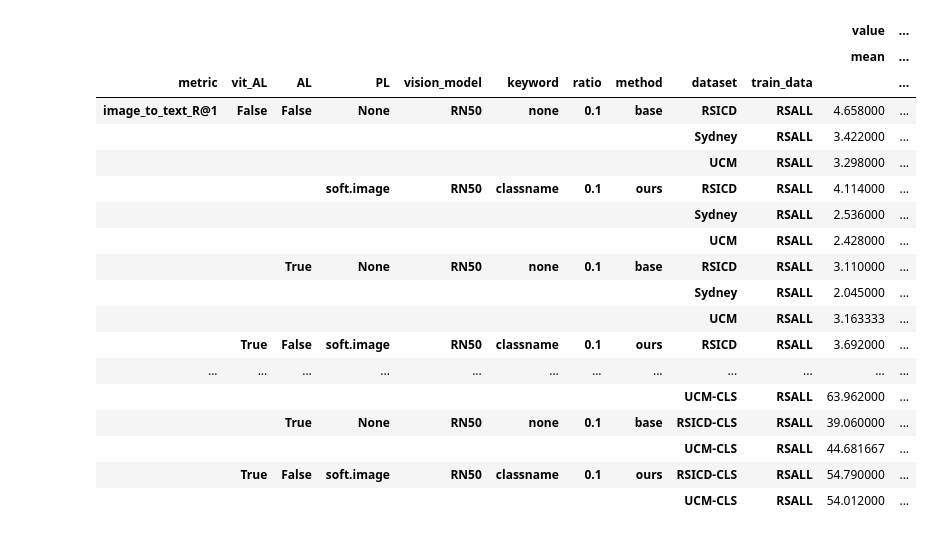
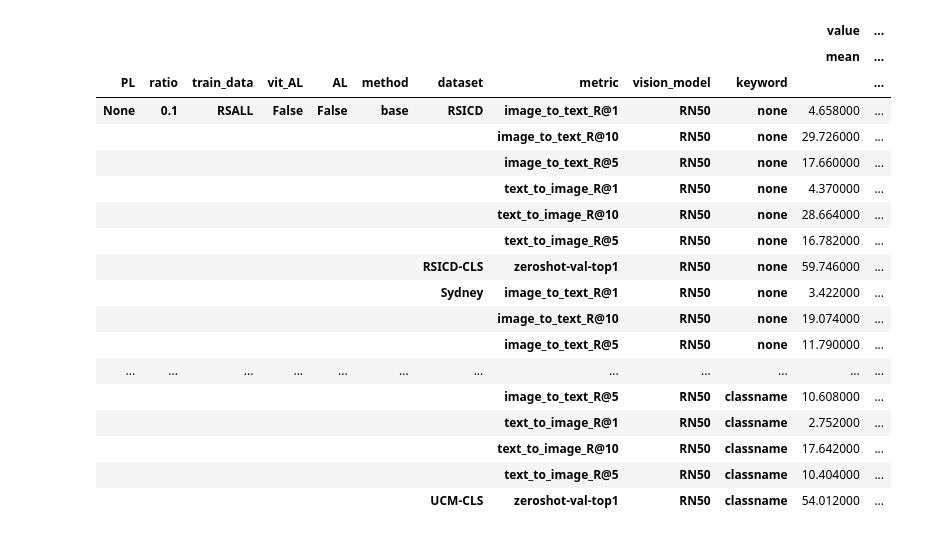
Before and after one commit to nataliehh/thesis2023-2024, a Jupyter notebook: results_analysis.ipynb, the cells around one changed output. Saved outputs shown, nothing was run; the diff lists cells and outputs as text; code cells hidden in the pictures.

Commit message:
Ran more experiments, improved filtering of results

```diff
--- a/results_analysis.ipynb
+++ b/results_analysis.ipynb
@@ -34,52 +34,52 @@ def remove_underscore(val): # Remove underscore, and keep the part after the und
 def map2d(func, grid): # Mapping for 2d arrays, from: https://stackoverflow.com/questions/70742445/elegant-map-over-2d-list
     return [[func(value) for value in row] for row in grid]
 
-df_2 = pd.DataFrame(results, columns = ['model', 'dataset', 'metric', 'value'])
-df_2['value'] = pd.to_numeric(df_2['value'])
-df_2['model'] = df_2['model'].map(lambda x: '-'.join(x.split('-')[2:]))
-model_names_list = df_2['model'].str.split('-').tolist()
+df = pd.DataFrame(results, columns = ['model', 'dataset', 'metric', 'value'])
+df['value'] = pd.to_numeric(df['value'])
+df['model'] = df['model'].map(lambda x: '-'.join(x.split('-')[2:]))
+model_names_list = df['model'].str.split('-').tolist()
 # Remove all underscores from our 2d list
 model_names_list = map2d(remove_underscore, model_names_list)
 model_names = np.array(model_names_list)
 
 # Splitting model name into more columns
-df_2['train_data'] = np.char.add(model_names[:, 0], model_names[:, 1])
-df_2['ratio'] = model_names[:, 2]
-df_2['vision_model'] = model_names[:, 3]
-df_2['method'] = model_names[:, 4]
-df_2['keyword'] = model_names[:, 5]
-df_2['AL'] = model_names[:, 6]
-df_2['PL'] = model_names[:, 7]
-df_2['vit_AL'] = model_names[:, 8]
-df_2.drop('model', axis = 1, inplace = True)
+df['train_data'] = np.char.add(model_names[:, 0], model_names[:, 1])
+df['ratio'] = model_names[:, 2]
+df['vision_model'] = model_names[:, 3]
+df['method'] = model_names[:, 4]
+df['keyword'] = model_names[:, 5]
+df['AL'] = model_names[:, 6]
+df['PL'] = model_names[:, 7]
+df['vit_AL'] = model_names[:, 8]
+df.drop('model', axis = 1, inplace = True)
 
-cols = df_2.columns.tolist()
+cols = sorted(df.columns.tolist())
 # The ratio have the format: 'ratio_xxx' where xxx is some float.
 # We only want that float value, and need to convert it from string to float.
-df_2['ratio'] = pd.to_numeric(df_2['ratio'])
+df['ratio'] = pd.to_numeric(df['ratio'])
 
 # Group by all columns except the performance values, then compute mean, std and number of model runs for the performance
-df_2 = df_2.groupby(list(set(cols)-set(['value']))).agg({'value':['mean', 'std', 'count']})
+df = df.groupby(list(set(cols)-set(['value']))).agg({'value':['mean', 'std', 'count']})
 # %%
 with pd.option_context('display.max_rows', None, 'display.max_columns', None):  # more options can be specified also
-    display(df_2)
+    display(df)
 # %% [output]
 |  |  |  |  |  |  |  |  |  |  | value | ... |
 |  |  |  |  |  |  |  |  |  |  | mean | ... |
-| metric | vit_AL | AL | PL | vision_model | keyword | ratio | method | dataset | train_data |  | ... |
-| image_to_text_R@1 | False | False | None | RN50 | none | 0.1 | base | RSICD | RSALL | 4.658000 | ... |
-|  |  |  |  |  |  |  |  | Sydney | RSALL | 3.422000 | ... |
-|  |  |  |  |  |  |  |  | UCM | RSALL | 3.298000 | ... |
-|  |  |  | soft.image | RN50 | classname | 0.1 | ours | RSICD | RSALL | 4.114000 | ... |
-|  |  |  |  |  |  |  |  | Sydney | RSALL | 2.536000 | ... |
-|  |  |  |  |  |  |  |  | UCM | RSALL | 2.428000 | ... |
-|  |  | True | None | RN50 | none | 0.1 | base | RSICD | RSALL | 3.110000 | ... |
-|  |  |  |  |  |  |  |  | Sydney | RSALL | 2.045000 | ... |
-|  |  |  |  |  |  |  |  | UCM | RSALL | 3.163333 | ... |
-|  | True | False | soft.image | RN50 | classname | 0.1 | ours | RSICD | RSALL | 3.692000 | ... |
+| PL | ratio | train_data | vit_AL | AL | method | dataset | metric | vision_model | keyword |  | ... |
+| None | 0.1 | RSALL | False | False | base | RSICD | image_to_text_R@1 | RN50 | none | 4.658000 | ... |
+|  |  |  |  |  |  |  | image_to_text_R@10 | RN50 | none | 29.726000 | ... |
+|  |  |  |  |  |  |  | image_to_text_R@5 | RN50 | none | 17.660000 | ... |
+|  |  |  |  |  |  |  | text_to_image_R@1 | RN50 | none | 4.370000 | ... |
+|  |  |  |  |  |  |  | text_to_image_R@10 | RN50 | none | 28.664000 | ... |
+|  |  |  |  |  |  |  | text_to_image_R@5 | RN50 | none | 16.782000 | ... |
+|  |  |  |  |  |  | RSICD-CLS | zeroshot-val-top1 | RN50 | none | 59.746000 | ... |
+|  |  |  |  |  |  | Sydney | image_to_text_R@1 | RN50 | none | 3.422000 | ... |
+|  |  |  |  |  |  |  | image_to_text_R@10 | RN50 | none | 19.074000 | ... |
+|  |  |  |  |  |  |  | image_to_text_R@5 | RN50 | none | 11.790000 | ... |
 | ... | ... | ... | ... | ... | ... | ... | ... | ... | ... | ... | ... |
-|  |  |  |  |  |  |  |  | UCM-CLS | RSALL | 63.962000 | ... |
-|  |  | True | None | RN50 | none | 0.1 | base | RSICD-CLS | RSALL | 39.060000 | ... |
-|  |  |  |  |  |  |  |  | UCM-CLS | RSALL | 44.681667 | ... |
-|  | True | False | soft.image | RN50 | classname | 0.1 | ours | RSICD-CLS | RSALL | 54.790000 | ... |
-|  |  |  |  |  |  |  |  | UCM-CLS | RSALL | 54.012000 | ... |
+|  |  |  |  |  |  |  | image_to_text_R@5 | RN50 | classname | 10.608000 | ... |
+|  |  |  |  |  |  |  | text_to_image_R@1 | RN50 | classname | 2.752000 | ... |
+|  |  |  |  |  |  |  | text_to_image_R@10 | RN50 | classname | 17.642000 | ... |
+|  |  |  |  |  |  |  | text_to_image_R@5 | RN50 | classname | 10.404000 | ... |
+|  |  |  |  |  |  | UCM-CLS | zeroshot-val-top1 | RN50 | classname | 54.012000 | ... |
```
Also changed, not shown: parts of 2 cells of this notebook, 5 other files.
